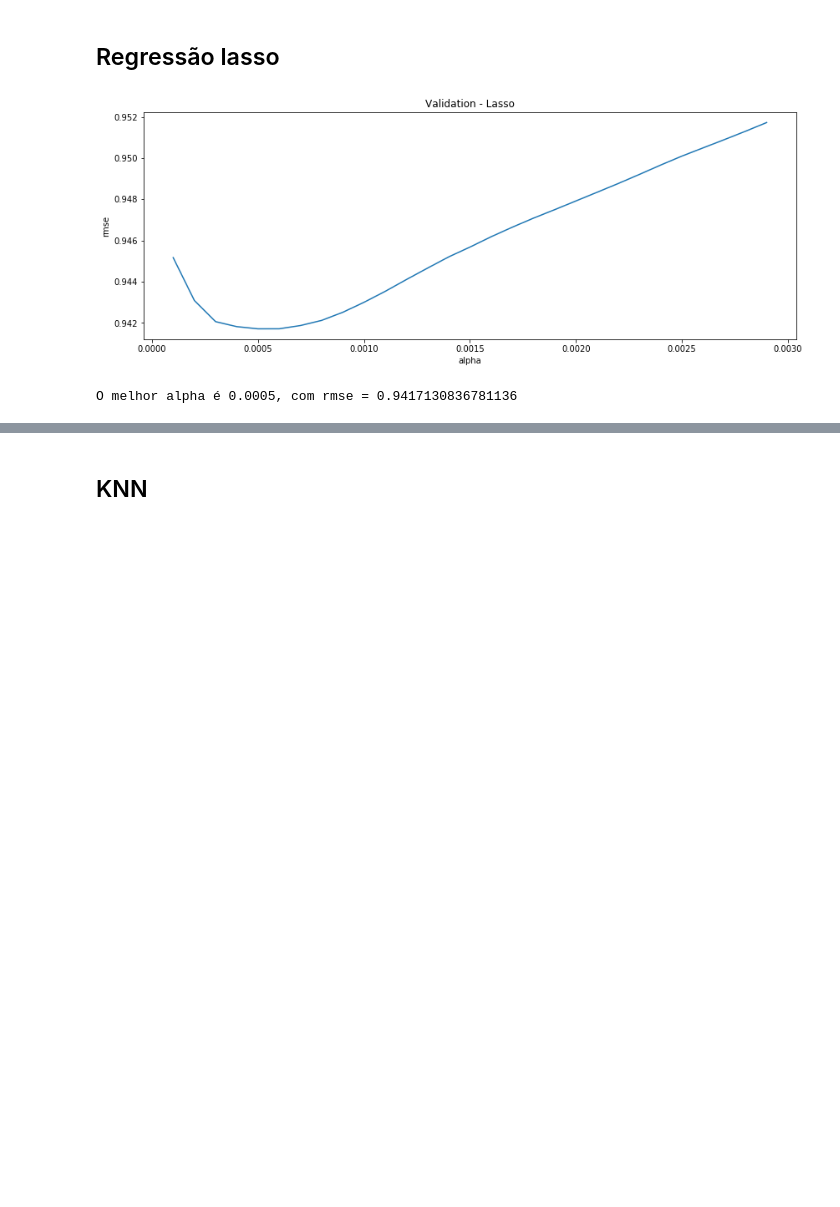
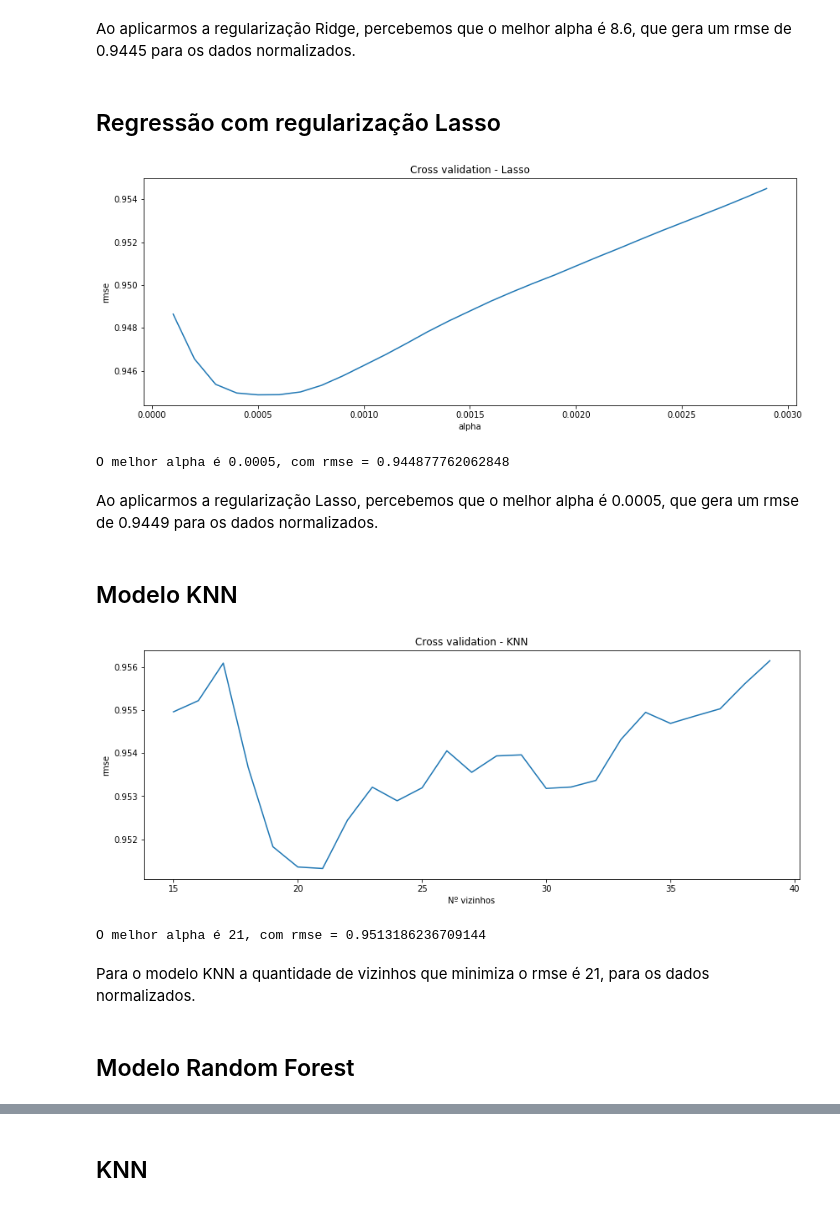
Before and after one commit to RenatoEly/aprendizagemDeMaquina, a Jupyter notebook: Ex3/previsão votação de deputados.ipynb, the cells around one changed output, grey strips where cells are left out. Drawn from its saved outputs; the diff is of its cells as text; code cells hidden in the pictures; blank space fills up the shorter version.

```diff
--- a/Ex3/previsão votação de deputados.ipynb
+++ b/Ex3/previsão votação de deputados.ipynb
@@ -53,0 +62,8 @@ Removendo as colunas "media_receita" e "media_despesa", pois elas são derivadas
+# %%
+data = data.fillna(data.mean())
+
+numeric_feats = data.dtypes[data.dtypes != "object"].index
+
+numeric_feats = numeric_feats.drop('ano')
+
+data[numeric_feats] = np.log1p(data[numeric_feats])
@@ -136,5 +141,7 @@ O melhor alpha é 8.1, com rmse = 0.9412756158601561
+# %% [markdown]
+Ao aplicarmos a regularização Ridge, percebemos que o melhor alpha é 8.6, que gera um rmse de 0.9445 para os dados normalizados.
 # %% [markdown]
-## Regressão lasso
+## Regressão com regularização Lasso
 # %%
 alphas_lasso = np.arange(0.0001,0.003,0.0001).tolist()
 
@@ -143,12 +150,16 @@ cv_lasso = [rmse_cv(Lasso(alpha = alpha, max_iter=10000)).mean()
 
 cv_lasso = pd.Series(cv_lasso, index = alphas_lasso)
 # %%
-cv_lasso.plot(title = "Validation - Lasso")
+cv_lasso.plot(title = "Cross validation - Lasso")
 plt.xlabel("alpha")
 plt.ylabel("rmse")
 plt.show()
 
 print("O melhor alpha é {0}, com rmse = {1}".format(cv_lasso.idxmin(), cv_lasso.min()))
 # %% [output]
-[figure, old version]
+[figure, new version]
-O melhor alpha é 0.0005, com rmse = 0.9417130836781136
+O melhor alpha é 0.0005, com rmse = 0.944877762062848
+# %% [markdown]
+Ao aplicarmos a regularização Lasso, percebemos que o melhor alpha é 0.0005, que gera um rmse de 0.9449 para os dados normalizados.
+# %% [markdown]
+## Modelo KNN
@@ -154,0 +173,15 @@ O melhor alpha é 0.0005, com rmse = 0.9417130836781136
+# %%
+cv_knn = pd.Series(cv_knn, index = k_list)
+cv_knn.plot(title = "Cross validation - KNN")
+plt.xlabel("Nº vizinhos")
+plt.ylabel("rmse")
+plt.show()
+
+print("O melhor alpha é {0}, com rmse = {1}".format(cv_knn.idxmin(), cv_knn.min()))
+# %% [output]
+[figure, added]
+O melhor alpha é 21, com rmse = 0.9513186236709144
+# %% [markdown]
+Para o modelo KNN a quantidade de vizinhos que minimiza o rmse é 21, para os dados normalizados.
+# %% [markdown]
+## Modelo Random Forest
```
Also changed, not shown: parts of 74 cells of this notebook.
